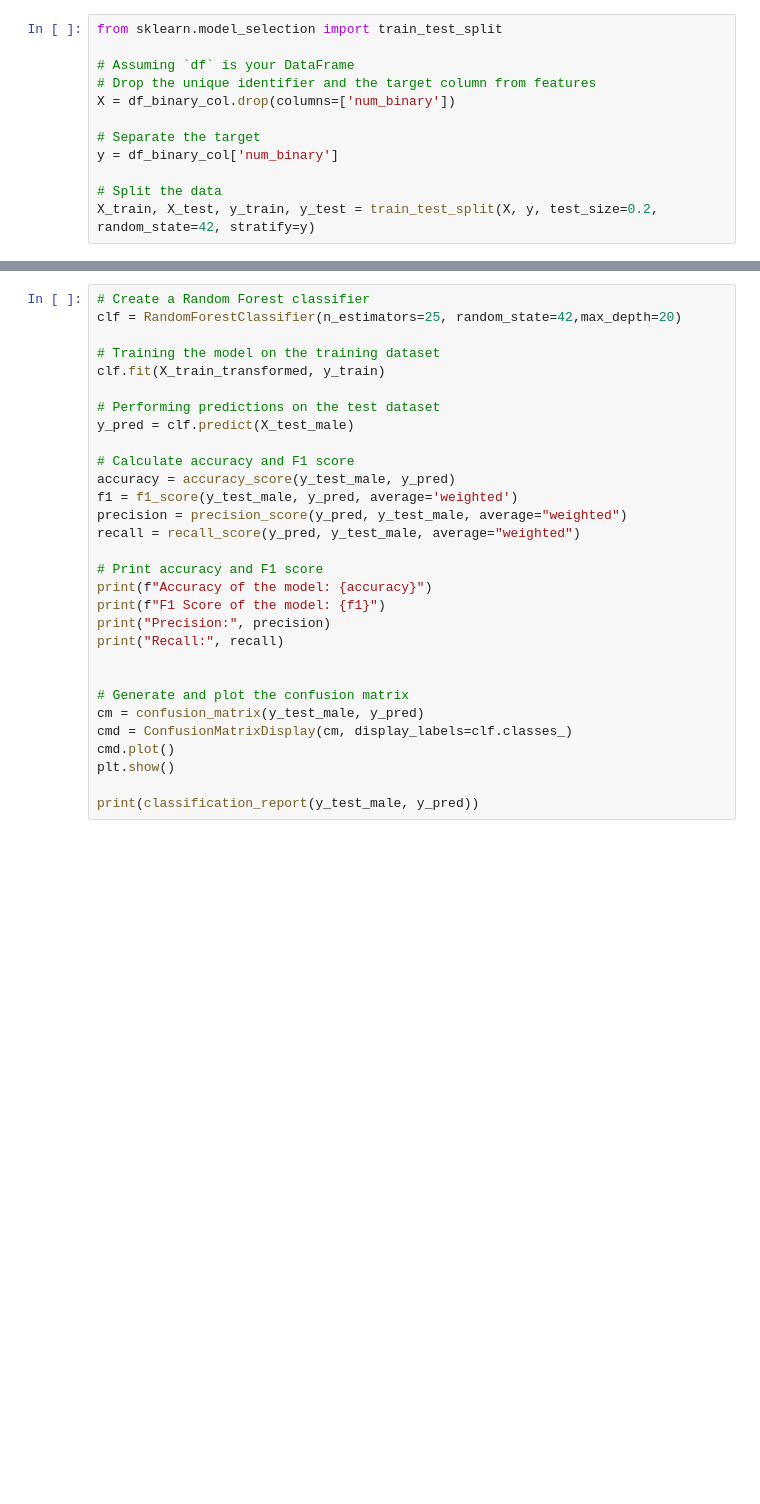
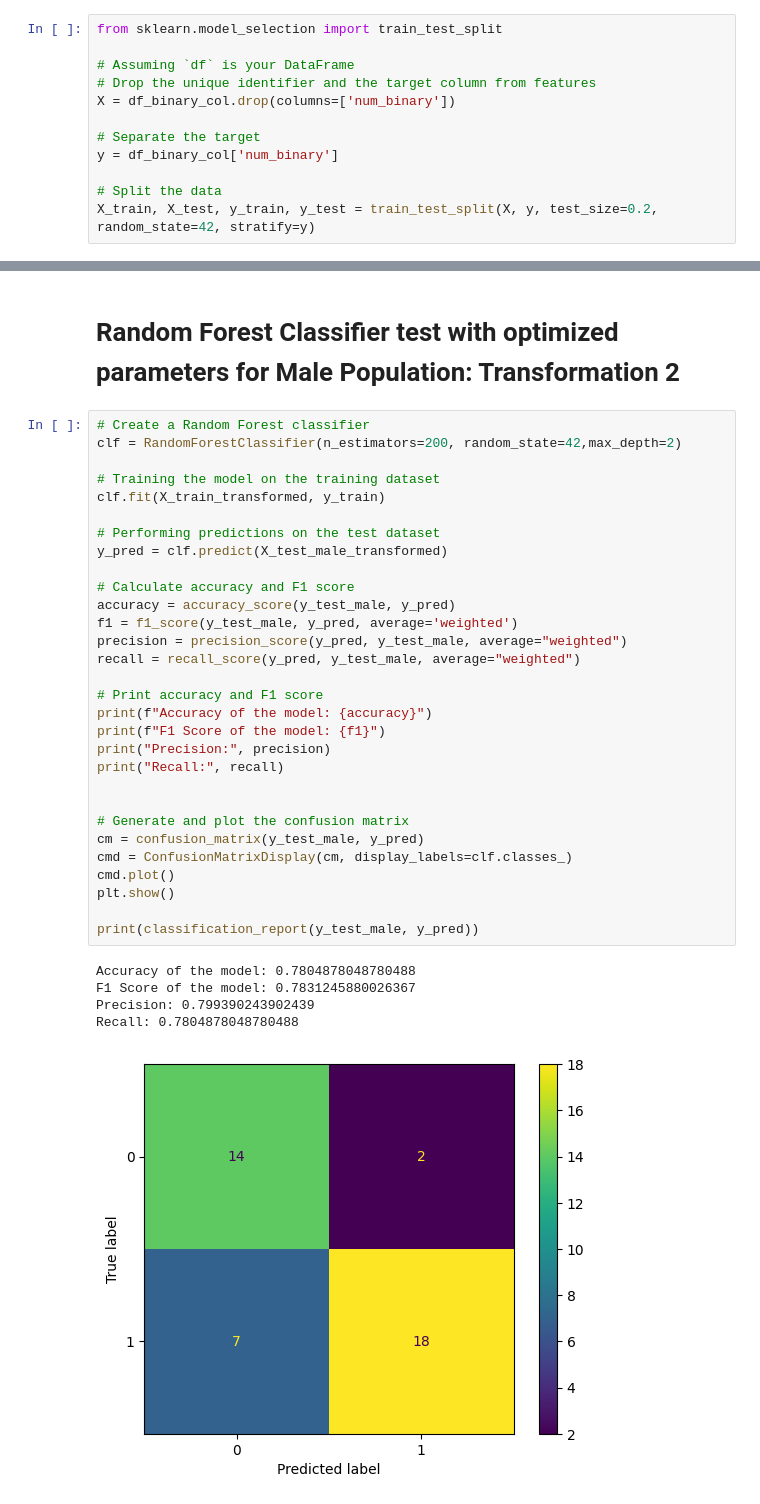
Before and after one commit to Jdasanja/masters_thesis, a Jupyter notebook: ML_Algo_4_binary_classification.ipynb, the cells around one changed output, grey strips where cells are left out. Drawn from its saved outputs; the diff is of its cells as text; blank space fills up the shorter version.

```diff
--- a/ML_Algo_4_binary_classification.ipynb
+++ b/ML_Algo_4_binary_classification.ipynb
@@ -2188,30 +2819,38 @@ print(classification_report(y_test_female, y_pred))
+# %% [markdown]
+<h1> Random Forest Classifier test with optimized parameters for Male Population: Transformation 2 </h1>
 # %%
 # Create a Random Forest classifier
-clf = RandomForestClassifier(n_estimators=25, random_state=42,max_depth=20)
+clf = RandomForestClassifier(n_estimators=200, random_state=42,max_depth=2)
 
 # Training the model on the training dataset
 clf.fit(X_train_transformed, y_train)
 
 # Performing predictions on the test dataset
-y_pred = clf.predict(X_test_male)
+y_pred = clf.predict(X_test_male_transformed)
 
 # Calculate accuracy and F1 score
 accuracy = accuracy_score(y_test_male, y_pred)
 f1 = f1_score(y_test_male, y_pred, average='weighted')
 precision = precision_score(y_pred, y_test_male, average="weighted")
 recall = recall_score(y_pred, y_test_male, average="weighted")
 
 # Print accuracy and F1 score
 print(f"Accuracy of the model: {accuracy}")
 print(f"F1 Score of the model: {f1}")
 print("Precision:", precision)
 print("Recall:", recall)
 
 
 # Generate and plot the confusion matrix
 cm = confusion_matrix(y_test_male, y_pred)
 cmd = ConfusionMatrixDisplay(cm, display_labels=clf.classes_)
 cmd.plot()
 plt.show()
 
 print(classification_report(y_test_male, y_pred))
+# %% [output]
+Accuracy of the model: 0.7804878048780488
+F1 Score of the model: 0.7831245880026367
+Precision: 0.799390243902439
+Recall: 0.7804878048780488
+[figure, added]
```
Also changed, not shown: parts of 54 cells of this notebook.
